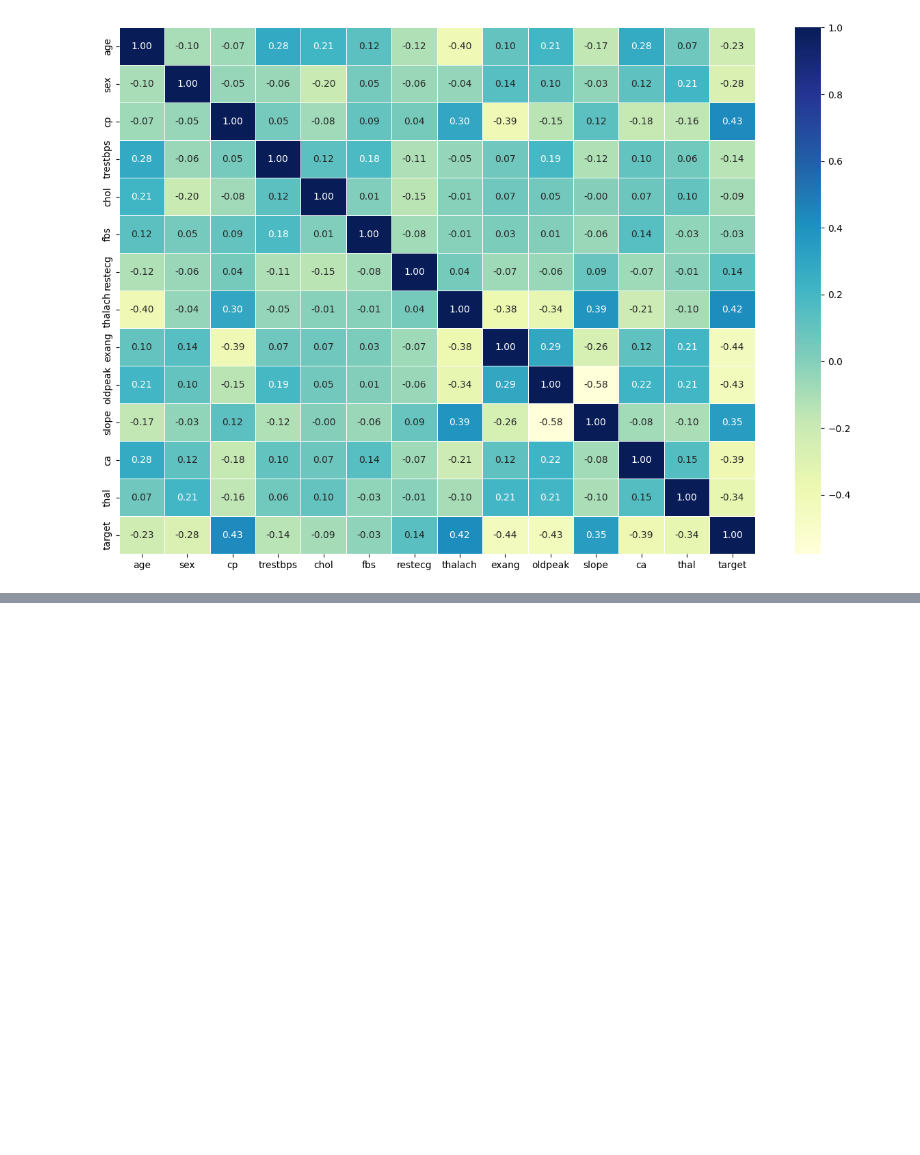
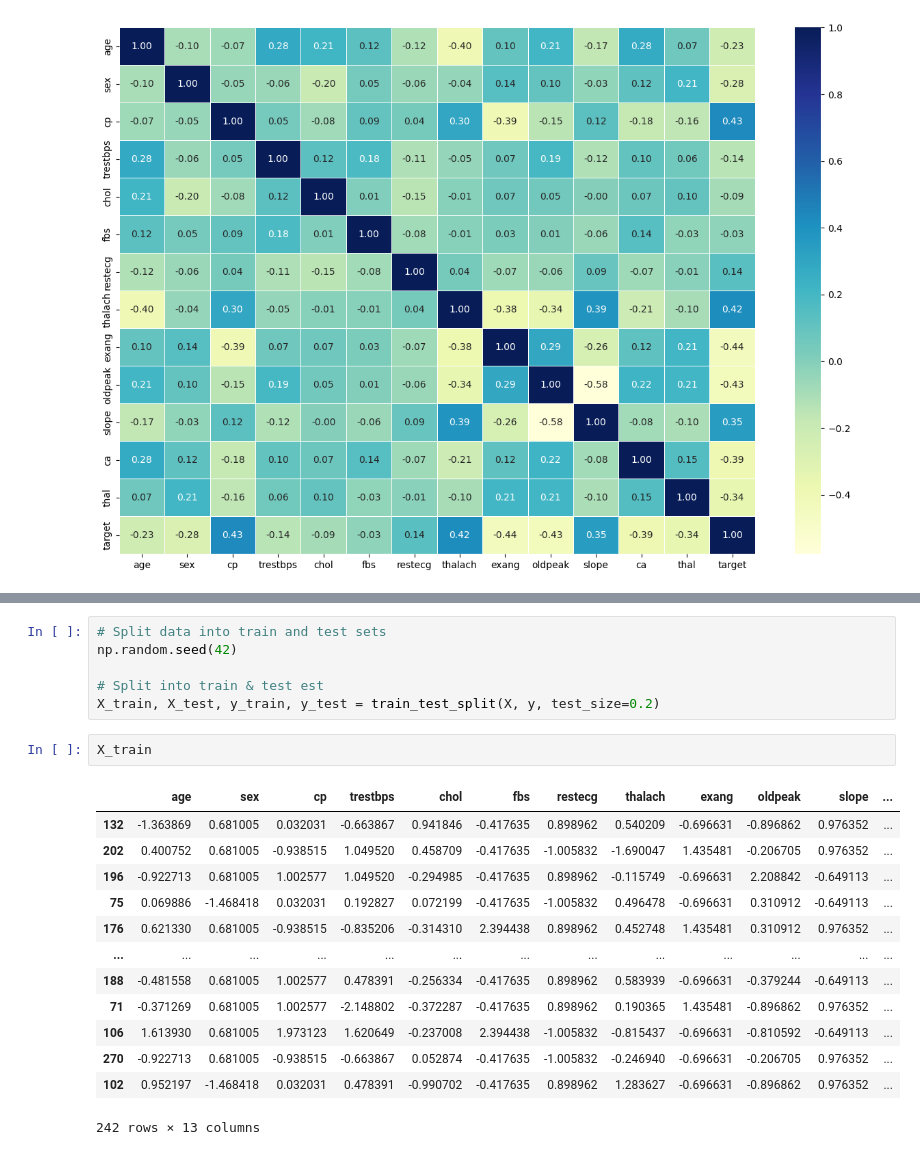
Before and after one commit to AishaEvering/Heart-Disease-Project, a Jupyter notebook: end-to-end-heart-disease-classification.ipynb, the cells around one changed output, grey strips where cells are left out. Drawn from its saved outputs; the diff is of its cells as text; blank space fills up the shorter version.

```diff
--- a/end-to-end-heart-disease-classification.ipynb
+++ b/end-to-end-heart-disease-classification.ipynb
@@ -297,0 +351,22 @@ ax = sns.heatmap(corr_matrix,
+# %%
+# Split data into train and test sets
+np.random.seed(42)
+
+# Split into train & test est
+X_train, X_test, y_train, y_test = train_test_split(X, y, test_size=0.2)
+# %%
+X_train
+# %% [output]
+|  | age | sex | cp | trestbps | chol | fbs | restecg | thalach | exang | oldpeak | slope | ... |
+| 132 | -1.363869 | 0.681005 | 0.032031 | -0.663867 | 0.941846 | -0.417635 | 0.898962 | 0.540209 | -0.696631 | -0.896862 | 0.976352 | ... |
+| 202 | 0.400752 | 0.681005 | -0.938515 | 1.049520 | 0.458709 | -0.417635 | -1.005832 | -1.690047 | 1.435481 | -0.206705 | 0.976352 | ... |
+| 196 | -0.922713 | 0.681005 | 1.002577 | 1.049520 | -0.294985 | -0.417635 | 0.898962 | -0.115749 | -0.696631 | 2.208842 | -0.649113 | ... |
+| 75 | 0.069886 | -1.468418 | 0.032031 | 0.192827 | 0.072199 | -0.417635 | -1.005832 | 0.496478 | -0.696631 | 0.310912 | -0.649113 | ... |
+| 176 | 0.621330 | 0.681005 | -0.938515 | -0.835206 | -0.314310 | 2.394438 | 0.898962 | 0.452748 | 1.435481 | 0.310912 | 0.976352 | ... |
+| ... | ... | ... | ... | ... | ... | ... | ... | ... | ... | ... | ... | ... |
+| 188 | -0.481558 | 0.681005 | 1.002577 | 0.478391 | -0.256334 | -0.417635 | 0.898962 | 0.583939 | -0.696631 | -0.379244 | -0.649113 | ... |
+| 71 | -0.371269 | 0.681005 | 1.002577 | -2.148802 | -0.372287 | -0.417635 | 0.898962 | 0.190365 | 1.435481 | -0.896862 | 0.976352 | ... |
+| 106 | 1.613930 | 0.681005 | 1.973123 | 1.620649 | -0.237008 | 2.394438 | -1.005832 | -0.815437 | -0.696631 | -0.810592 | -0.649113 | ... |
+| 270 | -0.922713 | 0.681005 | -0.938515 | -0.663867 | 0.052874 | -0.417635 | -1.005832 | -0.246940 | -0.696631 | -0.206705 | 0.976352 | ... |
+| 102 | 0.952197 | -1.468418 | 0.032031 | 0.478391 | -0.990702 | -0.417635 | 0.898962 | 1.283627 | -0.696631 | -0.896862 | 0.976352 | ... |
+242 rows × 13 columns
```
Also changed, not shown: parts of 35 cells of this notebook.
